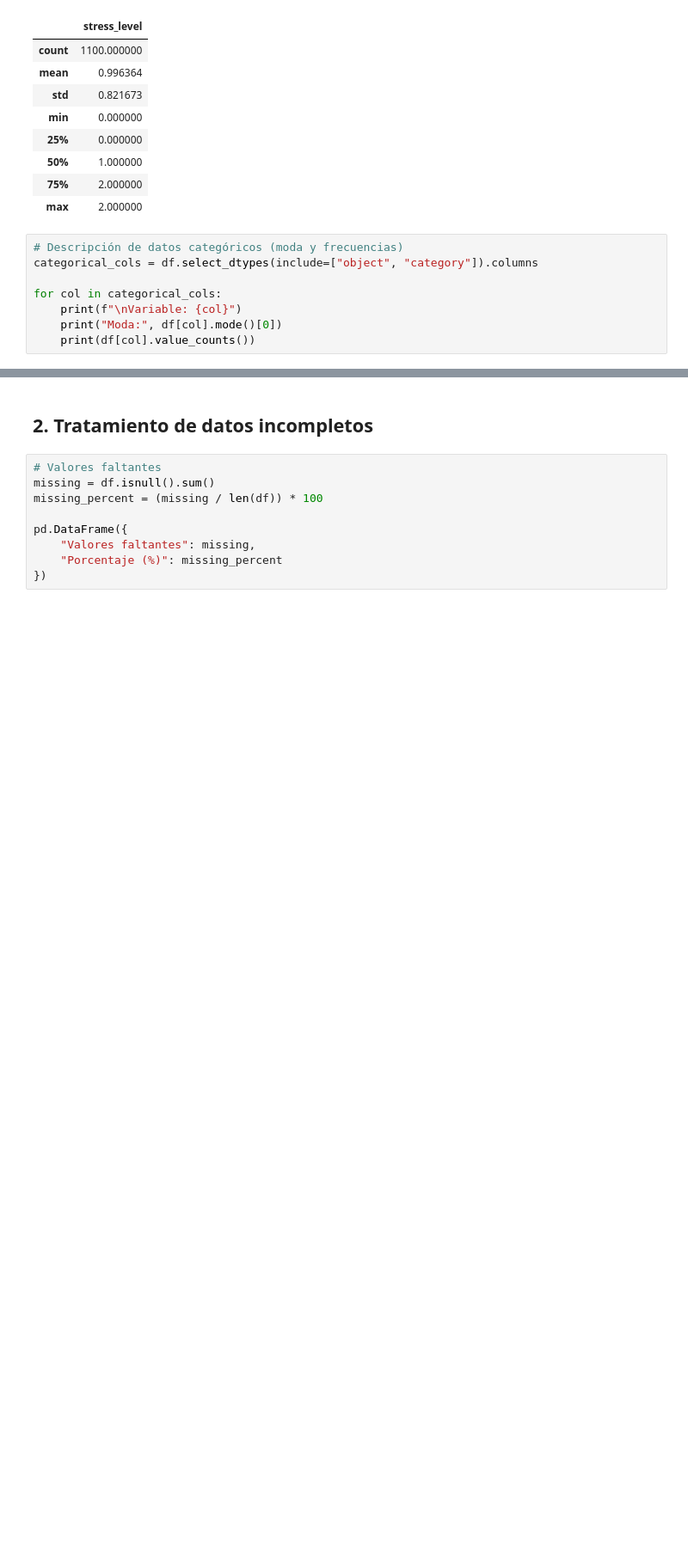
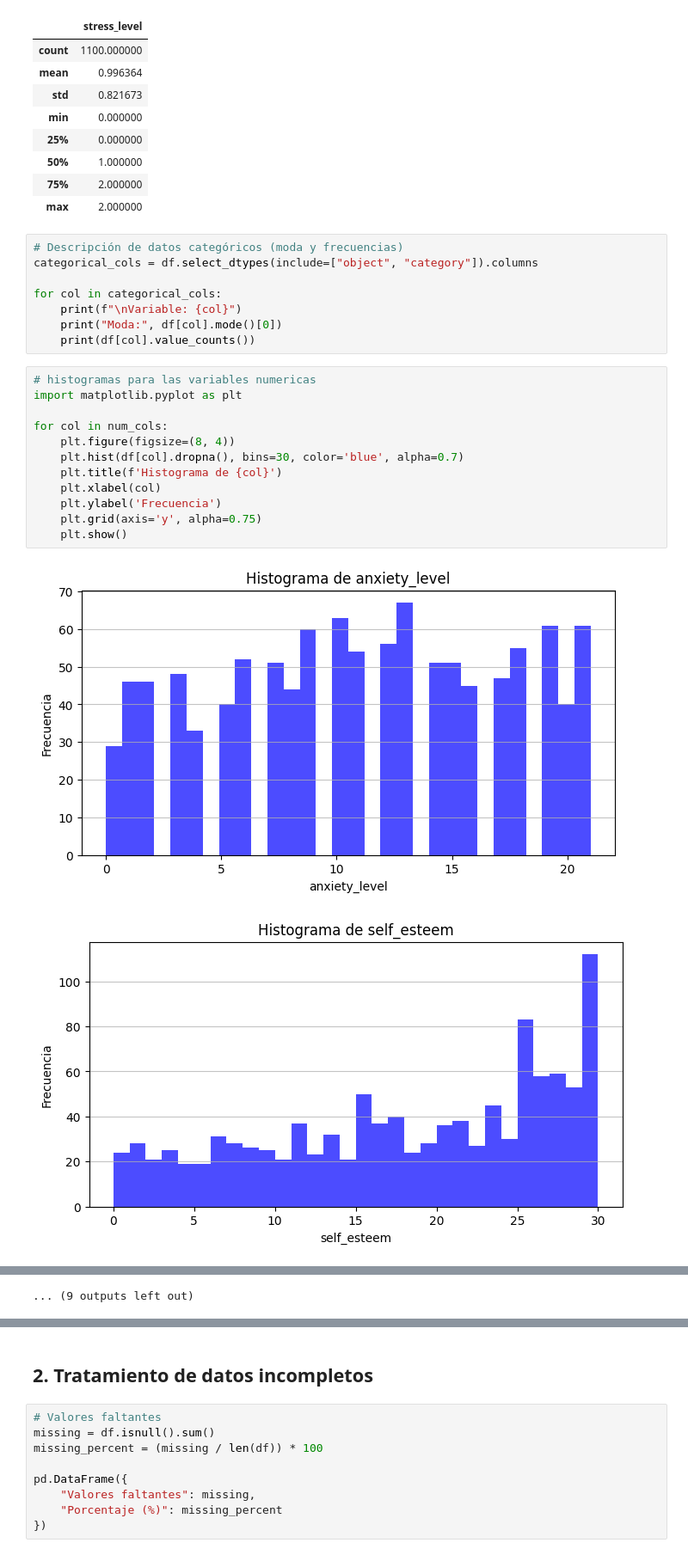
Before and after one commit to FridaMartinezLorenzo/Reconocimiento_de_Patrones_Proyecto, a Jupyter notebook: notebooks/Student_Stress.ipynb, the cells around one changed output, grey strips where cells are left out. Shown at 86% size. Saved outputs shown, nothing was run; the diff lists cells and outputs as text; blank space fills up the shorter version.

```diff
--- a/notebooks/Student_Stress.ipynb
+++ b/notebooks/Student_Stress.ipynb
@@ -147,3 +147,18 @@ for col in categorical_cols:
     print(f"\nVariable: {col}")
     print("Moda:", df[col].mode()[0])
     print(df[col].value_counts())
+# %%
+# histogramas para las variables numericas
+import matplotlib.pyplot as plt
+
+for col in num_cols:
+    plt.figure(figsize=(8, 4))
+    plt.hist(df[col].dropna(), bins=30, color='blue', alpha=0.7)
+    plt.title(f'Histograma de {col}')
+    plt.xlabel(col)
+    plt.ylabel('Frecuencia')
+    plt.grid(axis='y', alpha=0.75)
+    plt.show()
+# %% [output]
+[figure, added]
+[figure, added]
@@ -149,0 +175 @@ for col in categorical_cols:
+... (9 outputs left out)
```
Also changed, not shown: parts of 4 cells of this notebook.
